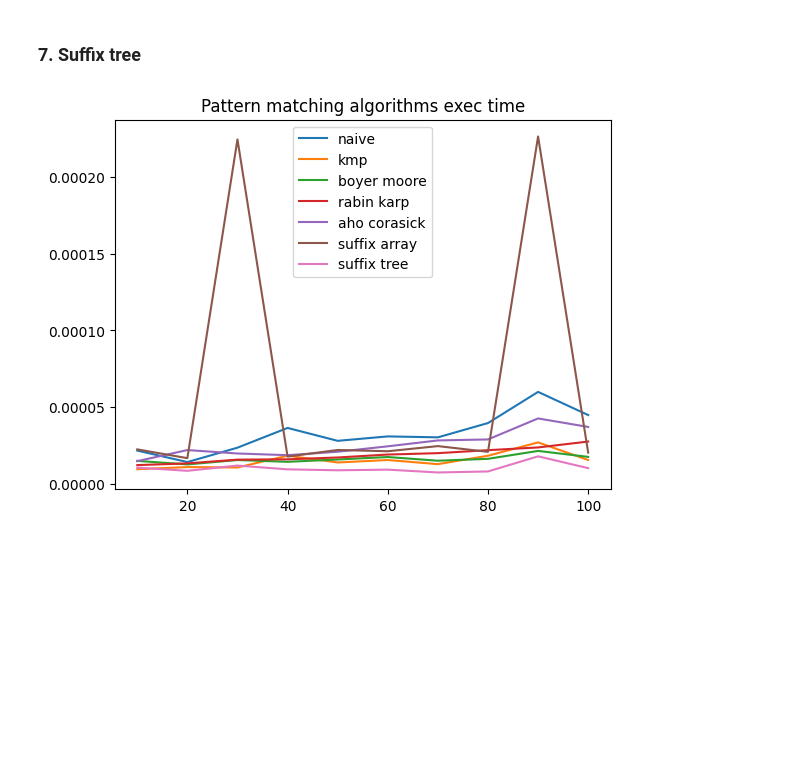
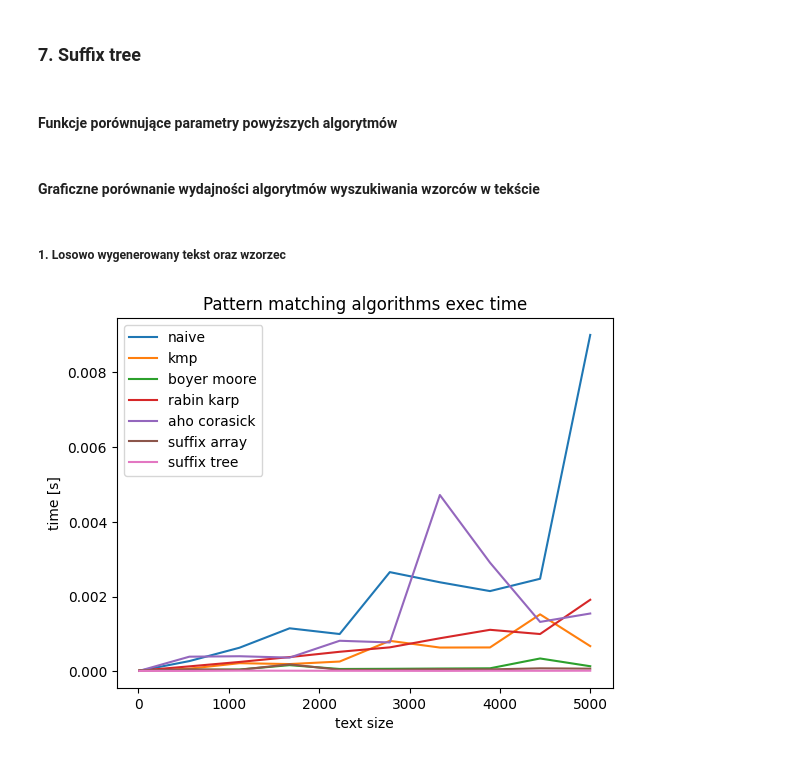
Before and after one commit to WSm-77/text_algorithms, a Jupyter notebook: lab4/wiktor_sedzimir_lab4.ipynb, the cells around one changed output. Saved outputs shown, nothing was run; the diff lists cells and outputs as text; code cells hidden in the pictures; blank space fills up the shorter version.

```diff
--- a/lab4/wiktor_sedzimir_lab4.ipynb
+++ b/lab4/wiktor_sedzimir_lab4.ipynb
@@ -629,10 +780,12 @@ def get_sequence(lcsTab, tab1):
 # %%
 text_sizes = np.linspace(10, 5e3, 10, dtype=int)
 suffix_tree_exec_times = []
+suffix_array_exec_times = []
 dp_exec_times = []
 
 for size in text_sizes:
     text1 = get_random_text(size)
     text2 = get_random_text(size)
     suffix_tree_exec_times.append(measure_execution_time(longest_common_substring, text1, text2))
+    suffix_array_exec_times.append(measure_execution_time(longest_common_substring_suffix_array, text1, text2))
     dp_exec_times.append(measure_execution_time(longest_common_substring_dp, text1, text2))
@@ -655,0 +803,10 @@ plt.show()
+# %%
+text_sizes = np.linspace(10, 3.5e4, 10, dtype=int)
+suffix_tree_exec_times = []
+suffix_array_exec_times = []
+
+for size in text_sizes:
+    text1 = get_random_text(size)
+    text2 = get_random_text(size)
+    suffix_tree_exec_times.append(measure_execution_time(longest_common_substring, text1, text2))
+    suffix_array_exec_times.append(measure_execution_time(longest_common_substring_suffix_array, text1, text2))
@@ -1398,6 +1521,7 @@ def sorted_search(tab, val, key=lambda x: x, side = 'left'):
     while beg <= end:
         mid = (beg + end) // 2
         cmp, common_prefix_length = compare_strings(val, key(tab[mid]))
+        char_cmp_cnt += common_prefix_length
         if cmp == 0:
             if side == 'left':
                 end = mid - 1
@@ -1679,6 +1803,8 @@ class SuffixTreeModified:
 
     def __len__(self):
         return self.get_inner_nodes_cnt() + self.get_leaves_cnt()
+# %% [markdown]
+#### Funkcje porównujące parametry powyższych algorytmów
 # %%
 from memory_profiler import memory_usage
 from typing import Callable
@@ -1725,6 +1851,10 @@ def compare_pattern_matching_algorithms(text: str, pattern: str) -> dict:
         "suffix-array": measure_params(suff_arr.find_pattern, pattern),
         "suffix-tree": measure_params(suff_tree.find_pattern, pattern),
     }
+# %% [markdown]
+#### Graficzne porównanie wydajności algorytmów wyszukiwania wzorców w tekście
+# %% [markdown]
+##### 1. Losowo wygenerowany tekst oraz wzorzec
 # %%
 naive_pattern_matching_params = []
 kmp_pattern_matching_params = []
@@ -1734,7 +1864,7 @@ aho_corasick_pattern_matching_params = []
 suffix_array_pattern_matching_params = []
 suffix_tree_pattern_matching_params = []
 
-cmp_pattern_matching_text_sizes = np.linspace(10, 1e2, 10, dtype=int)
+cmp_pattern_matching_text_sizes = np.linspace(10, 5e3, 10, dtype=int)
 
 for i, size in enumerate(cmp_pattern_matching_text_sizes):
     text = get_random_text(size)
@@ -1749,17 +1879,19 @@ for i, size in enumerate(cmp_pattern_matching_text_sizes):
     suffix_tree_pattern_matching_params.append(cmp_dict["suffix-tree"])
 # %%
 plt.title("Pattern matching algorithms exec time")
+plt.xlabel("text size")
+plt.ylabel("time [s]")
 plt.plot(cmp_pattern_matching_text_sizes, list(map(lambda x: x["exec_time"], naive_pattern_matching_params)), label = "naive")
 plt.plot(cmp_pattern_matching_text_sizes, list(map(lambda x: x["exec_time"], kmp_pattern_matching_params)), label = "kmp")
 plt.plot(cmp_pattern_matching_text_sizes, list(map(lambda x: x["exec_time"], boyer_moore_pattern_matching_params)), label = "boyer moore")
 plt.plot(cmp_pattern_matching_text_sizes, list(map(lambda x: x["exec_time"], rabin_karp_pattern_matching_params)), label = "rabin karp")
 plt.plot(cmp_pattern_matching_text_sizes, list(map(lambda x: x["exec_time"], aho_corasick_pattern_matching_params)), label = "aho corasick")
 plt.plot(cmp_pattern_matching_text_sizes, list(map(lambda x: x["exec_time"], suffix_array_pattern_matching_params)), label = "suffix array")
 plt.plot(cmp_pattern_matching_text_sizes, list(map(lambda x: x["exec_time"], suffix_tree_pattern_matching_params)), label = "suffix tree")
 plt.legend()
 plt.show()
 # %% [output]
-[figure, old version]
+[figure, new version]
 # %%
 axis = plt.gca()
 axis.set_title("Pattern matching algorithms exec time")
```
Also changed, not shown: parts of 31 cells of this notebook.
